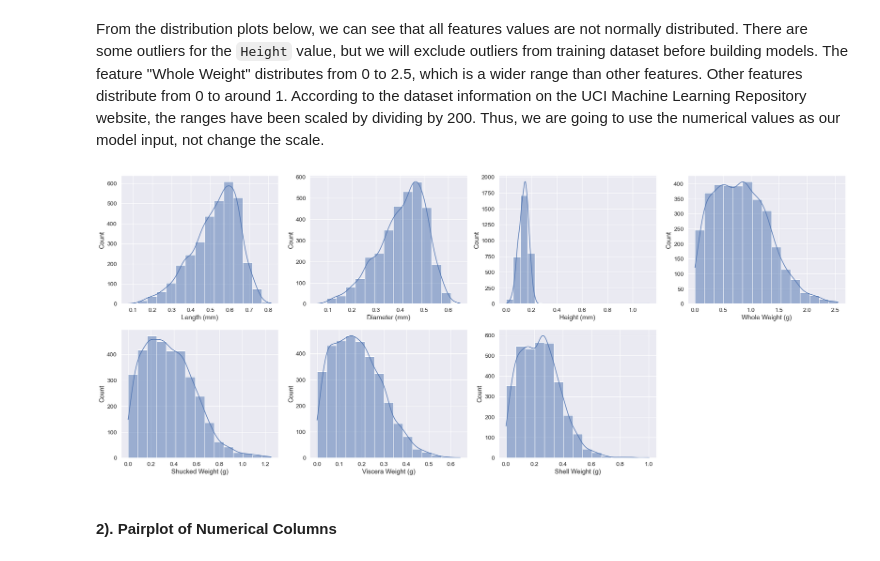
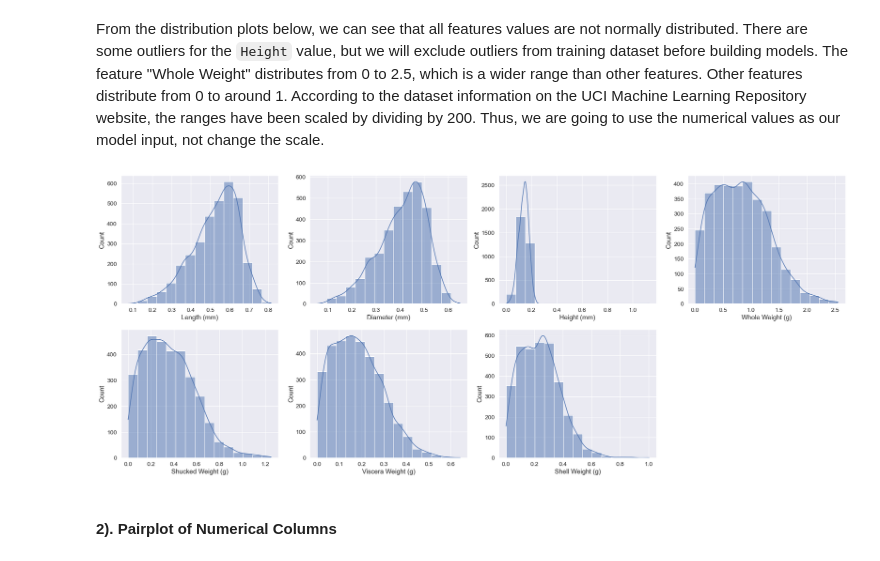
Before and after one commit to elgohr-update/chuangw6-Abalone_Age_Prediction, a Jupyter notebook: src/eda/abalone_eda.ipynb, the cells around one changed output. Drawn from its saved outputs; the diff is of its cells as text; code cells hidden in the pictures.

```diff
--- a/src/eda/abalone_eda.ipynb
+++ b/src/eda/abalone_eda.ipynb
@@ -254,20 +210,17 @@ fig.delaxes(axs[1, 3])
 > First, let's have a look at the distribution of the values of all features (numerical)
 # %% [markdown]
 From the distribution plots below, we can see that all features values are not normally distributed. There are some outliers for the `Height` value, but we will exclude outliers from training dataset before building models. The feature "Whole Weight" distributes from 0 to 2.5, which is a wider range than other features. Other features distribute from 0 to around 1. According to the dataset information on the UCI Machine Learning Repository website, the ranges have been scaled by dividing by 200. Thus, we are going to use the numerical values as our model input, not change the scale.
-# %%
-sns.set(rc={"figure.figsize": (30, 12)}, font_scale=1.25)
-fig, axs = plt.subplots(nrows=2, ncols=4)
-sns.set_theme(style="whitegrid")
-sns.histplot(train_df1, x="Length (mm)", kde=True, bins=15, ax=axs[0, 0])
-sns.histplot(train_df1, x="Diameter (mm)", kde=True, bins=15, ax=axs[0, 1])
-sns.histplot(train_df1, x="Height (mm)", kde=True, bins=20, ax=axs[0, 2])
-sns.histplot(train_df1, x="Whole Weight (g)", kde=True, bins=15, ax=axs[0, 3])
-sns.histplot(train_df1, x="Shucked Weight (g)", kde=True, bins=15, ax=axs[1, 0])
-sns.histplot(train_df1, x="Viscera Weight (g)", kde=True, bins=15, ax=axs[1, 1])
-sns.histplot(train_df1, x="Shell Weight (g)", kde=True, bins=15, ax=axs[1, 2])
-fig.delaxes(axs[1, 3])
-# %% [output]
-[figure, removed]
+# %%
+sns.set(rc={"figure.figsize": (30, 12)}, font_scale=1.25)
+fig, axs = plt.subplots(nrows=2, ncols=4)
+sns.set_theme(style="whitegrid")
+
+for i, column in enumerate(train_df1.drop(columns=["Sex"]).columns):
+    sns.histplot(train_df1[column], kde=True, bins=15, ax=axs[(i // 4, i % 4)])
+
+fig.delaxes(axs[1, 3])
+# %% [output]
+[figure, added]
 # %% [markdown]
 #### 2). Pairplot of Numerical Columns
 # %% [markdown]
```
Also changed, not shown: parts of 5 cells of this notebook, 2 other files.
